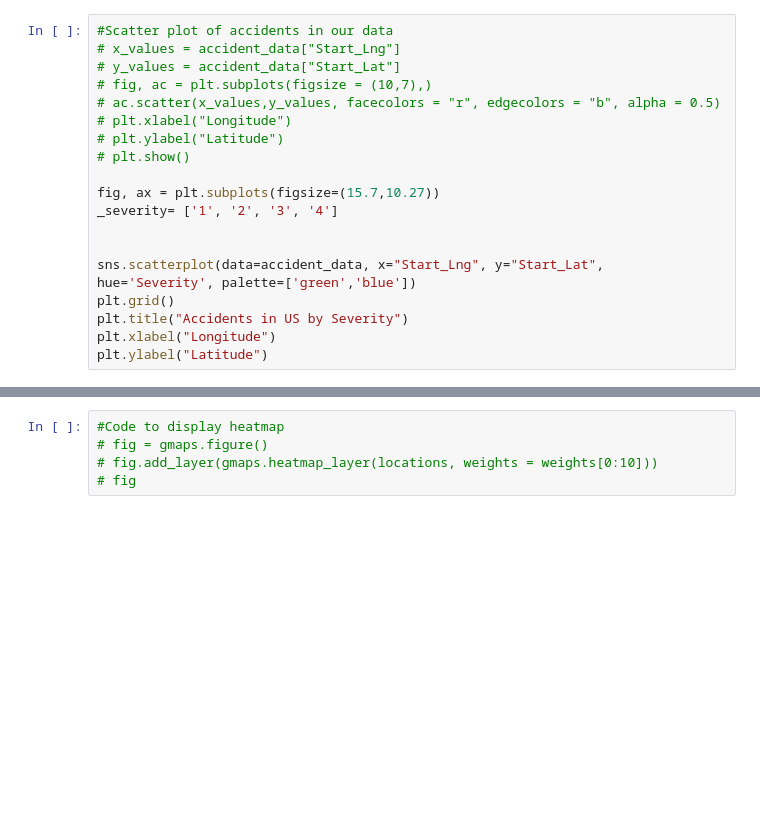
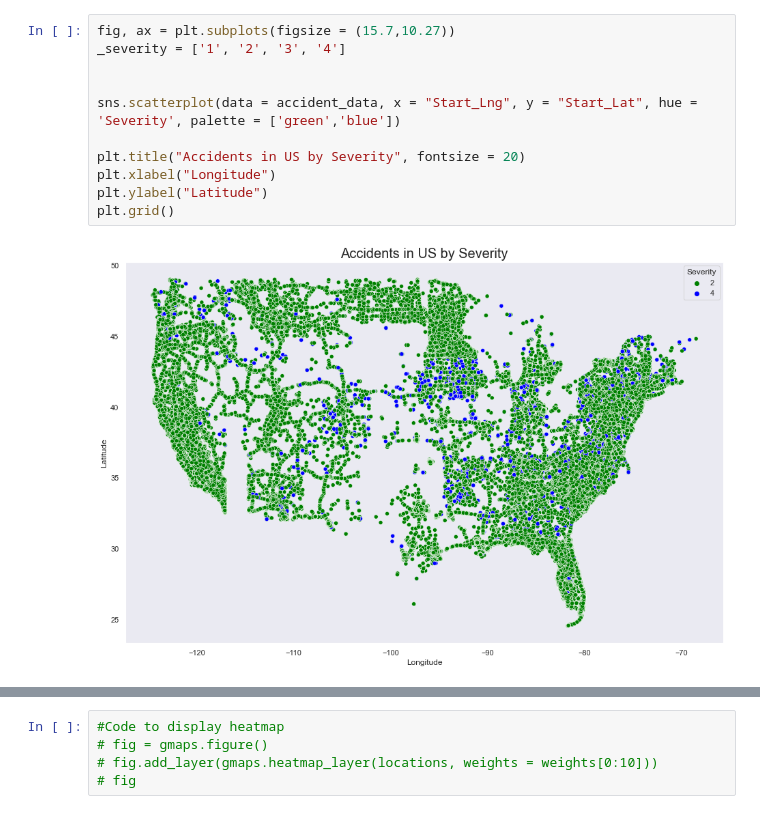
Before and after one commit to jonkwiatkowski/US-Traffic-Accident-Analysis, a Jupyter notebook: Analysis.ipynb, the cells around one changed output, grey strips where cells are left out. Drawn from its saved outputs; the diff is of its cells as text; blank space fills up the shorter version.

Commit message:
Added rest of graphs/charts, Read.me, and Analysis

```diff
--- a/Analysis.ipynb
+++ b/Analysis.ipynb
@@ -41,19 +103,13 @@ print(ustates)
 # %%
-#Scatter plot of accidents in our data
-# x_values = accident_data["Start_Lng"]
-# y_values = accident_data["Start_Lat"]
-# fig, ac = plt.subplots(figsize = (10,7),)
-# ac.scatter(x_values,y_values, facecolors = "r", edgecolors = "b", alpha = 0.5)
-# plt.xlabel("Longitude")
-# plt.ylabel("Latitude")
-# plt.show()
-
-fig, ax = plt.subplots(figsize=(15.7,10.27))
-_severity= ['1', '2', '3', '4']
+fig, ax = plt.subplots(figsize = (15.7,10.27))
+_severity = ['1', '2', '3', '4']
 
 
-sns.scatterplot(data=accident_data, x="Start_Lng", y="Start_Lat", hue='Severity', palette=['green','blue'])
-plt.grid()
-plt.title("Accidents in US by Severity")
+sns.scatterplot(data = accident_data, x = "Start_Lng", y = "Start_Lat", hue = 'Severity', palette = ['green','blue'])
+
+plt.title("Accidents in US by Severity", fontsize = 20)
 plt.xlabel("Longitude")
 plt.ylabel("Latitude")
+plt.grid()
+# %% [output]
+[figure, added]
```
Also changed, not shown: parts of 43 cells of this notebook, 3 other files.
